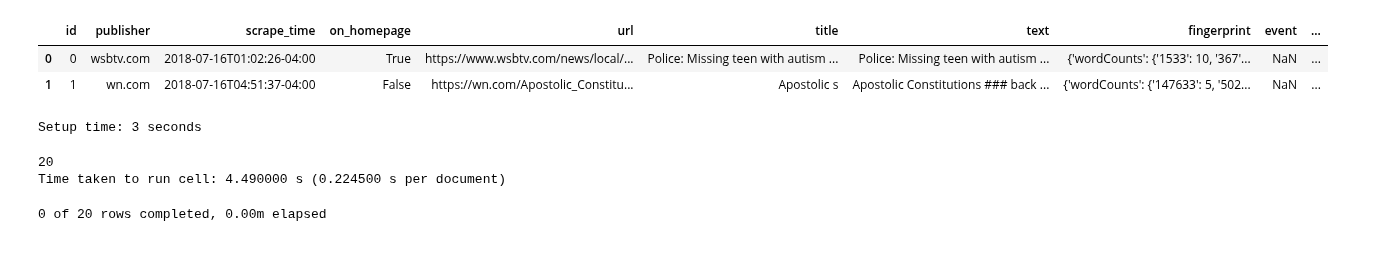
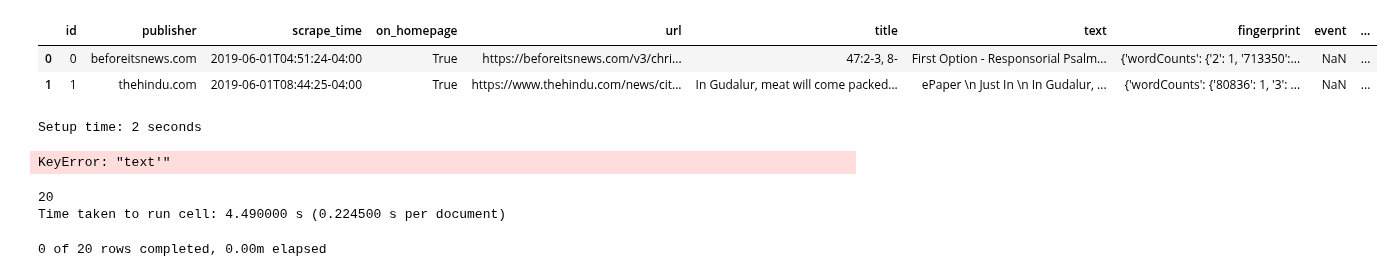
Before and after one commit to asprout/ArticleComparisons, a Jupyter notebook: Testing-Copy1.ipynb, the cells around one changed output. Drawn from its saved outputs; the diff is of its cells as text; code cells hidden in the pictures.

```diff
--- a/Testing-Copy1.ipynb
+++ b/Testing-Copy1.ipynb
@@ -1,32 +1,36 @@
 # %%
 import os
 import pandas as pd
 import numpy as np
 import matplotlib.pyplot as plt
 import documents as docs
 import comparisons
 import comparisonsmachine as machine
 import random
 import time
 import utils
 
 start = time.time()
 
 data_folder = "data"
 results_folder = "results"
 para_sep = "###"
 
 dd = comparisons.DuplicationDetection(thresh_jaccard = .5, thresh_same_sent = .9, thresh_same_doc = .25)
 
-article_df = pd.read_pickle(os.path.join(data_folder, "article_df_20180715"))
+article_df = pd.read_pickle(os.path.join(data_folder, "article_df_20190601"))
 
 display(article_df.head(2))
 print("Setup time: %d seconds" % np.round(time.time() - start))
 # %% [output]
 |  | id | publisher | scrape_time | on_homepage | url | title | text | fingerprint | event | ... |
-| 0 | 0 | wsbtv.com | 2018-07-16T01:02:26-04:00 | True | https://www.wsbtv.com/news/local/... | Police: Missing teen with autism ... | Police: Missing teen with autism ... | {'wordCounts': {'1533': 10, '367'... | NaN | ... |
-| 1 | 1 | wn.com | 2018-07-16T04:51:37-04:00 | False | https://wn.com/Apostolic_Constitu... | Apostolic s | Apostolic Constitutions ### back ... | {'wordCounts': {'147633': 5, '502... | NaN | ... |
+| 0 | 0 | beforeitsnews.com | 2019-06-01T04:51:24-04:00 | True | https://beforeitsnews.com/v3/chri... | 47:2-3, 8- | First Option - Responsorial Psalm... | {'wordCounts': {'2': 1, '713350':... | NaN | ... |
+| 1 | 1 | thehindu.com | 2019-06-01T08:44:25-04:00 | True | https://www.thehindu.com/news/cit... | In Gudalur, meat will come packed... | ePaper \n Just In \n In Gudalur, ... | {'wordCounts': {'80836': 1, '3': ... | NaN | ... |
-Setup time: 3 seconds
+Setup time: 2 seconds
+# %%
+article_df["text'"]
+# %% [output]
+KeyError: "text'"
 # %%
 n = 20
 start = time.time()
```
Also changed, not shown: 1 other file.
